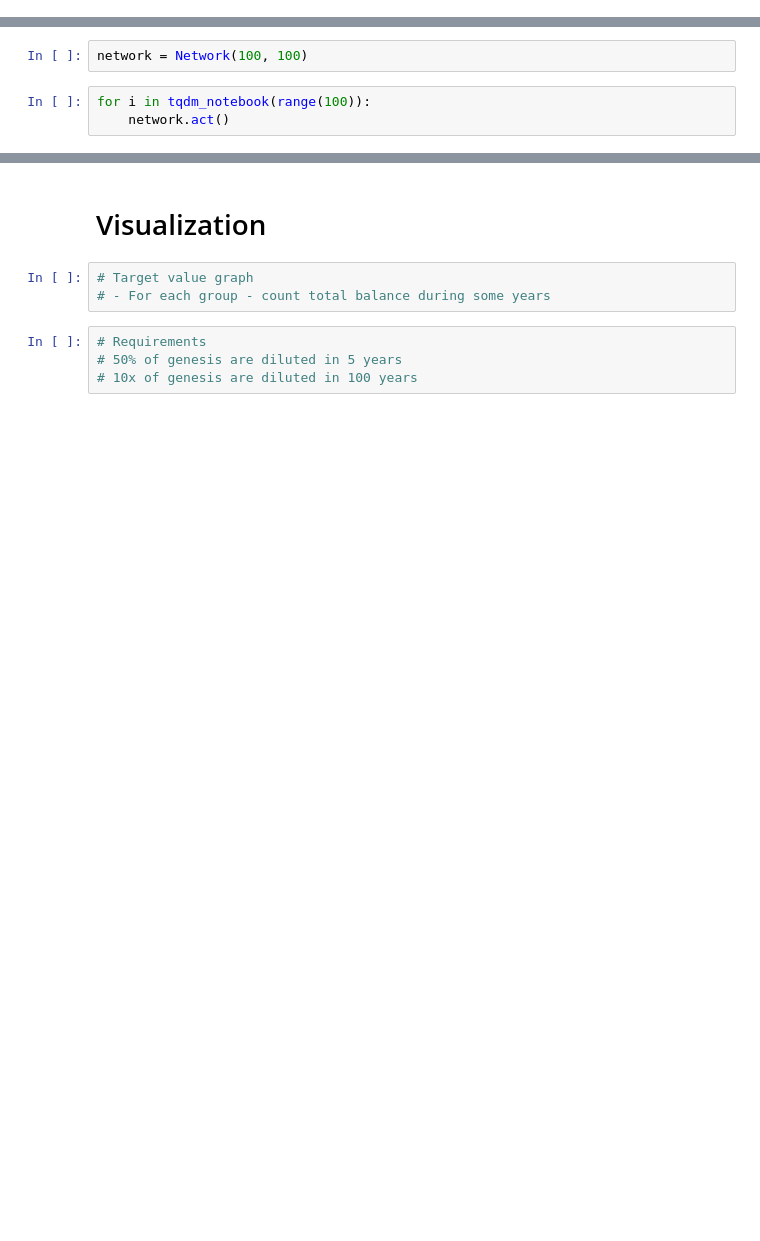
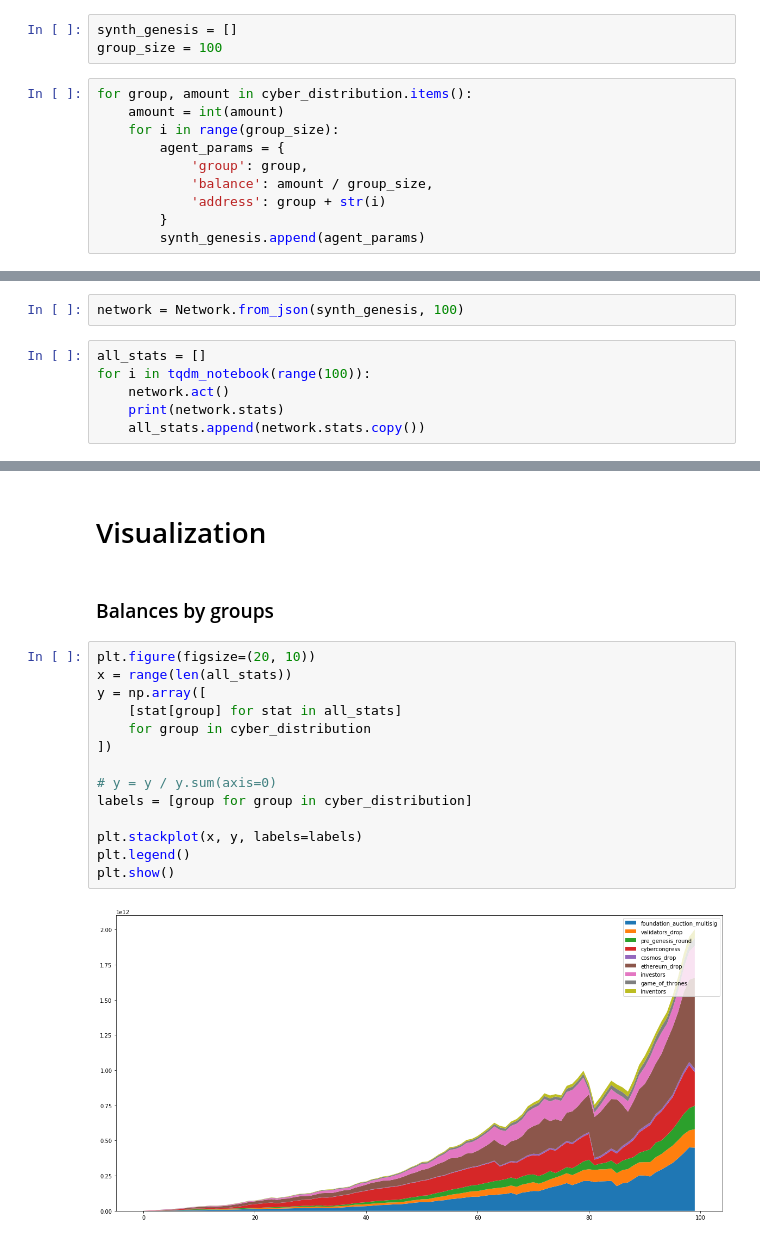
Before and after one commit to belya/cyber, a Jupyter notebook: model/base.ipynb, the cells around one changed output, grey strips where cells are left out. Drawn from its saved outputs; the diff is of its cells as text; blank space fills up the shorter version.

```diff
--- a/model/base.ipynb
+++ b/model/base.ipynb
@@ -12,0 +53,13 @@ import matplotlib.pyplot as plt
+# %%
+synth_genesis = []
+group_size = 100
+# %%
+for group, amount in cyber_distribution.items():
+    amount = int(amount)
+    for i in range(group_size):
+        agent_params = {
+            'group': group,
+            'balance': amount / group_size,
+            'address': group + str(i)
+        }
+        synth_genesis.append(agent_params)
@@ -531,7 +754,10 @@ assert agent2.balance == (100 - 4) + 20 * 4 / 5
 # %% [markdown]
 # Big network evaluation
 # %%
-network = Network(100, 100)
+network = Network.from_json(synth_genesis, 100)
 # %%
+all_stats = []
 for i in tqdm_notebook(range(100)):
     network.act()
+    print(network.stats)
+    all_stats.append(network.stats.copy())
@@ -538,9 +779,20 @@ for i in tqdm_notebook(range(100)):
 # %% [markdown]
 # Visualization
-# %%
-# Target value graph
-# - For each group - count total balance during some years
-# %%
-# Requirements
-# 50% of genesis are diluted in 5 years
-# 10x of genesis are diluted in 100 years
+# %% [markdown]
+### Balances by groups
+# %%
+plt.figure(figsize=(20, 10))
+x = range(len(all_stats))
+y = np.array([
+    [stat[group] for stat in all_stats]
+    for group in cyber_distribution
+])
+
+# y = y / y.sum(axis=0)
+labels = [group for group in cyber_distribution]
+
+plt.stackplot(x, y, labels=labels)
+plt.legend()
+plt.show()
+# %% [output]
+[figure, added]
```
Also changed, not shown: parts of 43 cells of this notebook, 2 other files.
